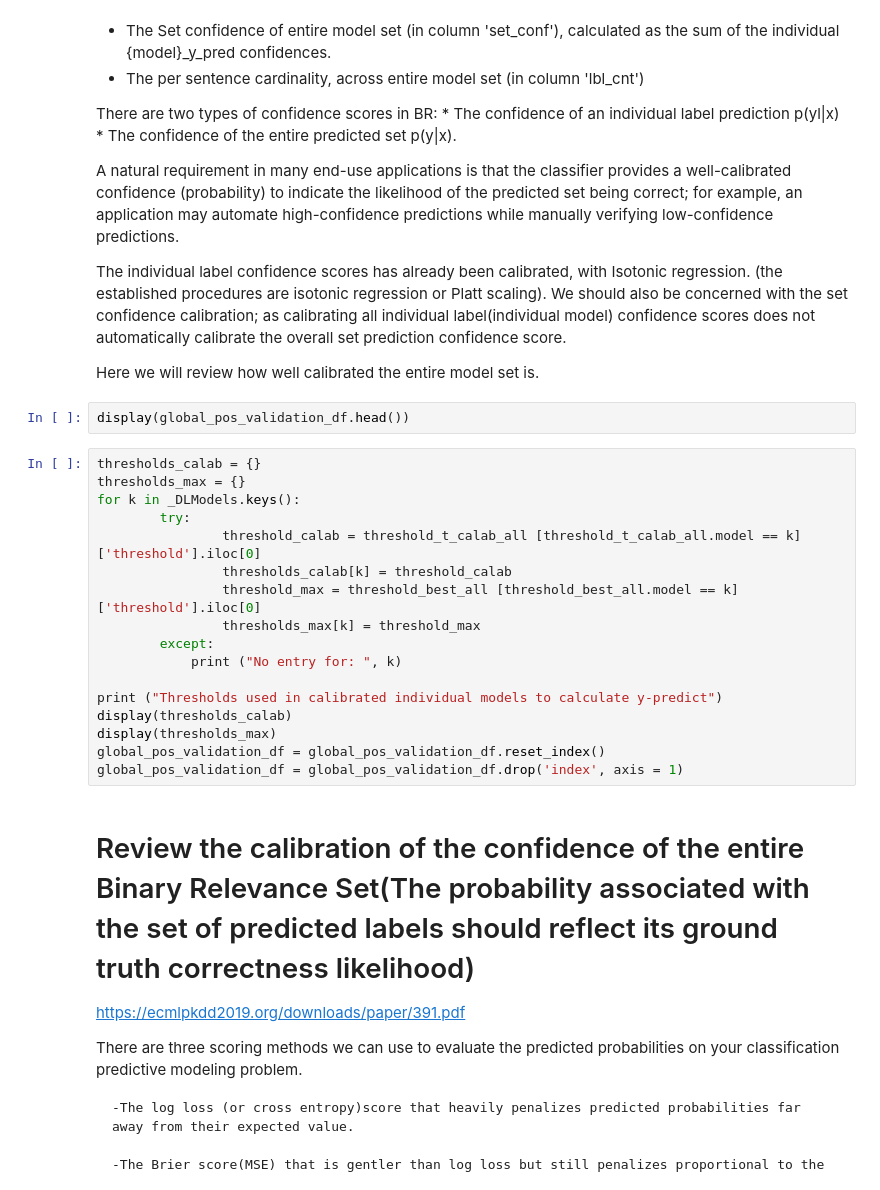
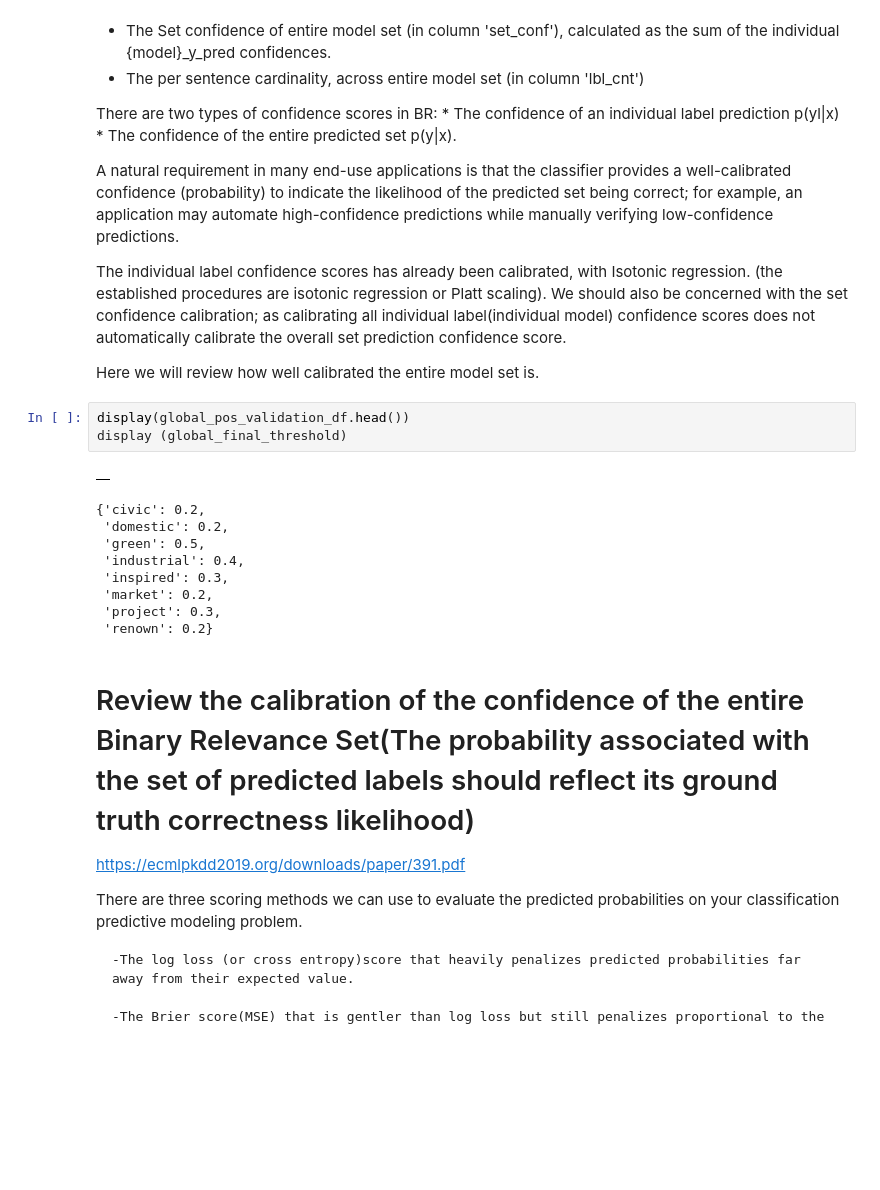
Before and after one commit to aideenf/AIVC, a Jupyter notebook: cp_wssc/Paper experiments.ipynb, the cells around one changed output. Saved outputs shown, nothing was run; the diff lists cells and outputs as text; blank space fills up the shorter version.

```diff
--- a/cp_wssc/Paper experiments.ipynb
+++ b/cp_wssc/Paper experiments.ipynb
@@ -1856,23 +2026,17 @@ The individual label confidence scores has already been calibrated, with Isotoni
 Here we will review how well calibrated the entire model set is.
 # %%
 display(global_pos_validation_df.head())
+display (global_final_threshold)
+# %% [output]
+|  |
+{'civic': 0.2,
+ 'domestic': 0.2,
+ 'green': 0.5,
+ 'industrial': 0.4,
+ 'inspired': 0.3,
+ 'market': 0.2,
+ 'project': 0.3,
+ 'renown': 0.2}
-# %%
-thresholds_calab = {}
-thresholds_max = {}
-for k in _DLModels.keys():
-        try:
-                threshold_calab = threshold_t_calab_all [threshold_t_calab_all.model == k]['threshold'].iloc[0]
-                thresholds_calab[k] = threshold_calab
-                threshold_max = threshold_best_all [threshold_best_all.model == k]['threshold'].iloc[0]
-                thresholds_max[k] = threshold_max
-        except:
-            print ("No entry for: ", k)
-
-print ("Thresholds used in calibrated individual models to calculate y-predict")
-display(thresholds_calab)
-display(thresholds_max)
-global_pos_validation_df = global_pos_validation_df.reset_index()
-global_pos_validation_df = global_pos_validation_df.drop('index', axis = 1)
 # %% [markdown]
 # Review the calibration of the confidence of the entire Binary Relevance Set(The probability associated with the set of predicted labels should reflect its ground truth correctness likelihood)
 
```
Also changed, not shown: parts of 39 cells of this notebook, 1 other file.
